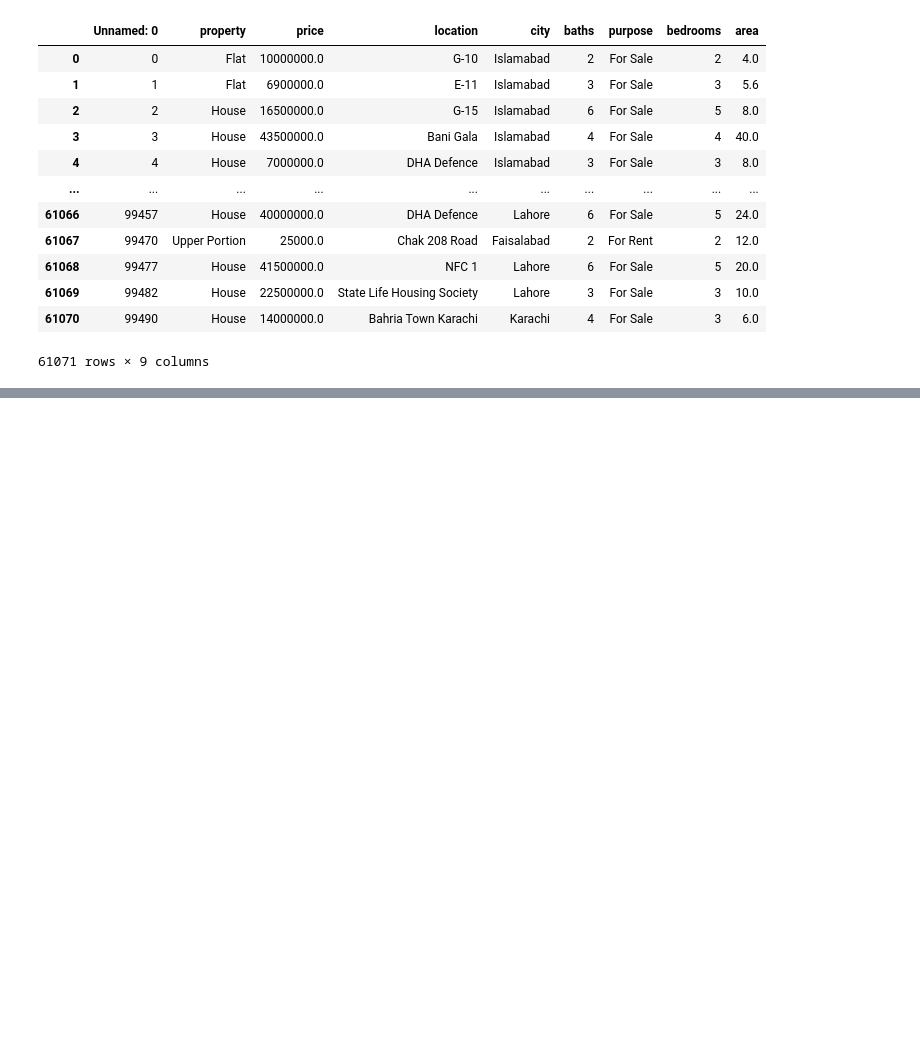
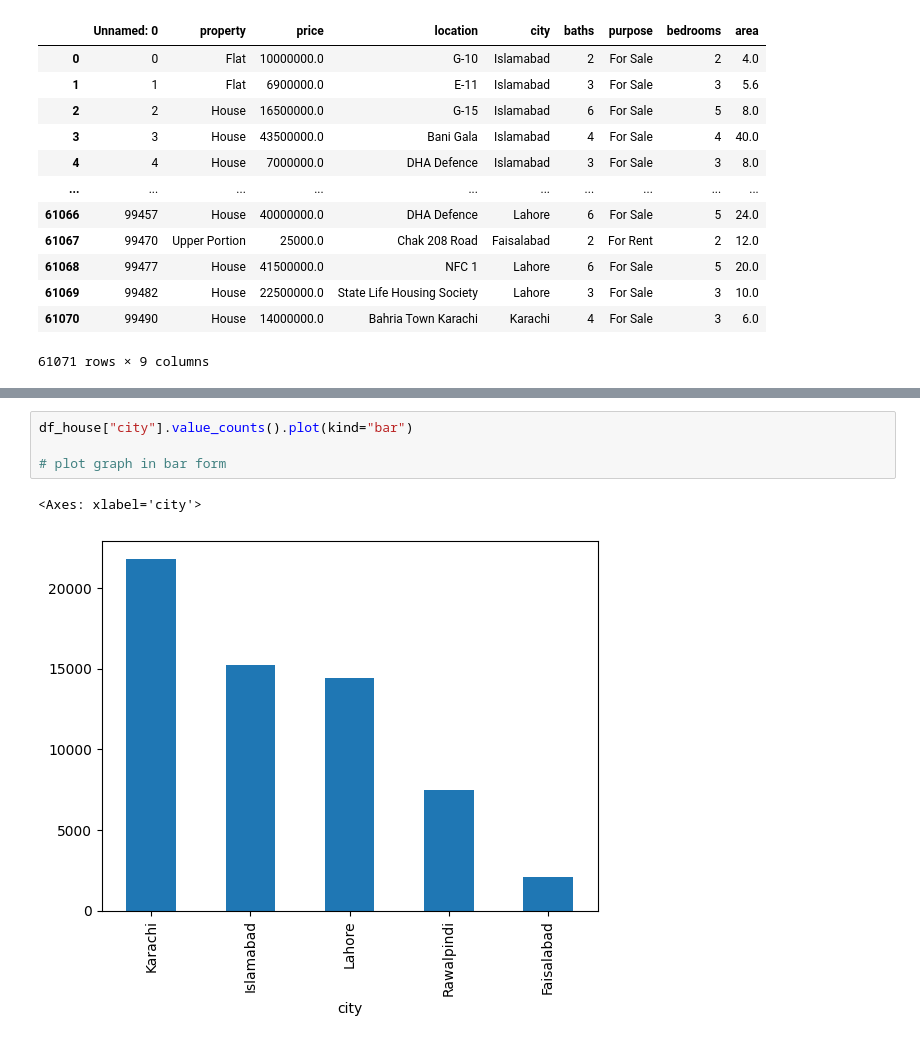
Before and after one commit to CHxNOBODY/CS-01418262, a Jupyter notebook: Lab/Lab03.ipynb, the cells around one changed output, grey strips where cells are left out. Drawn from its saved outputs; the diff is of its cells as text; blank space fills up the shorter version.

```diff
--- a/Lab/Lab03.ipynb
+++ b/Lab/Lab03.ipynb
@@ -19,0 +69,7 @@ df_house
+# %%
+df_house["city"].value_counts().plot(kind="bar")
+
+# plot graph in bar form
+# %% [output]
+<Axes: xlabel='city'>
+[figure, added]
```
Also changed, not shown: parts of 29 cells of this notebook, 2 other files.
